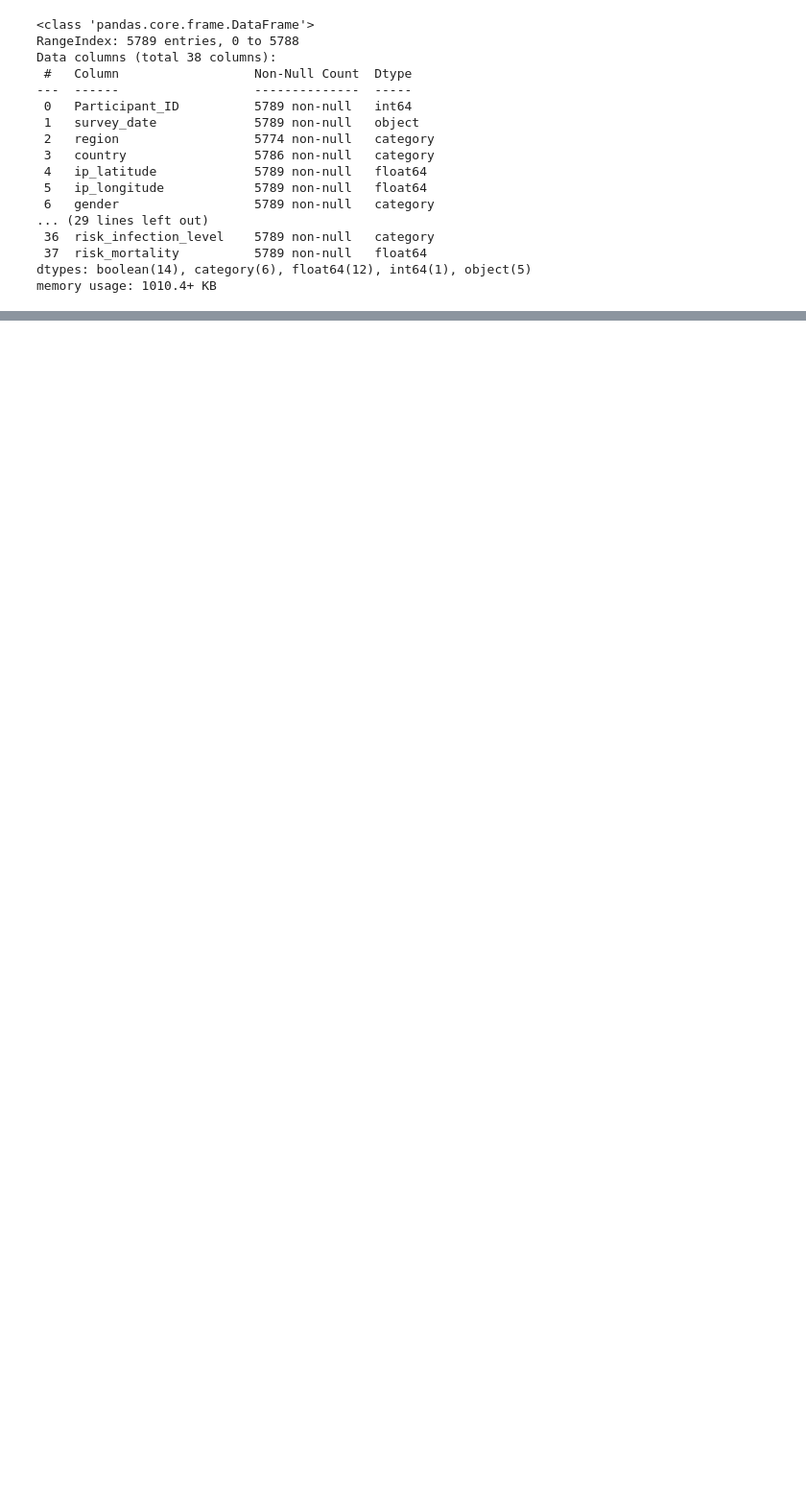
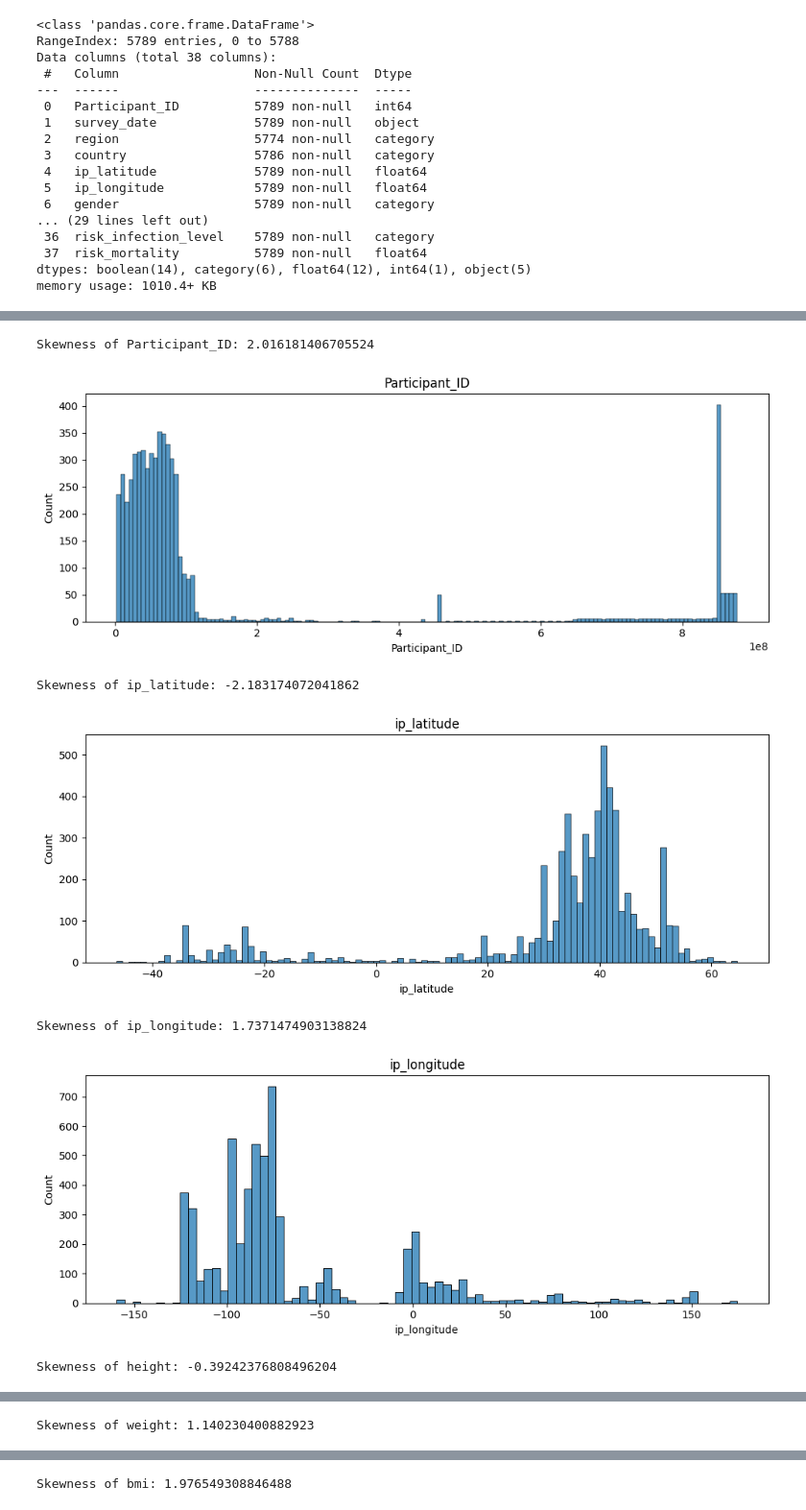
Before and after one commit to edanfisher/QUT, a Jupyter notebook: IFN509_Assignment2.ipynb, the cells around one changed output, grey strips where cells are left out. Shown at 96% size. Saved outputs shown, nothing was run; the diff lists cells and outputs as text; code cells hidden in the pictures; blank space fills up the shorter version.

```diff
--- a/IFN509_Assignment2.ipynb
+++ b/IFN509_Assignment2.ipynb
@@ -174,0 +175,19 @@ memory usage: 1010.4+ KB
+# %%
+# Numeric columns (ready to calculate skew)
+numeric_columns_df = df.select_dtypes(np.number).columns
+# %%
+for col in numeric_columns_df:
+    print(f"Skewness of {col}:", df[col].skew())
+    plt.figure(figsize=(10,4))
+    sns.histplot(df[col])
+    plt.title(col)
+    plt.tight_layout()
+    plt.show()
+# %% [output]
+Skewness of Participant_ID: 2.016181406705524
+[figure, added]
+Skewness of ip_latitude: -2.183174072041862
+[figure, added]
+Skewness of ip_longitude: 1.7371474903138824
+[figure, added]
+Skewness of height: -0.39242376808496204
@@ -174,0 +195 @@ memory usage: 1010.4+ KB
+Skewness of weight: 1.140230400882923
@@ -174,0 +197 @@ memory usage: 1010.4+ KB
+Skewness of bmi: 1.976549308846488
```
Also changed, not shown: parts of 35 cells of this notebook.
